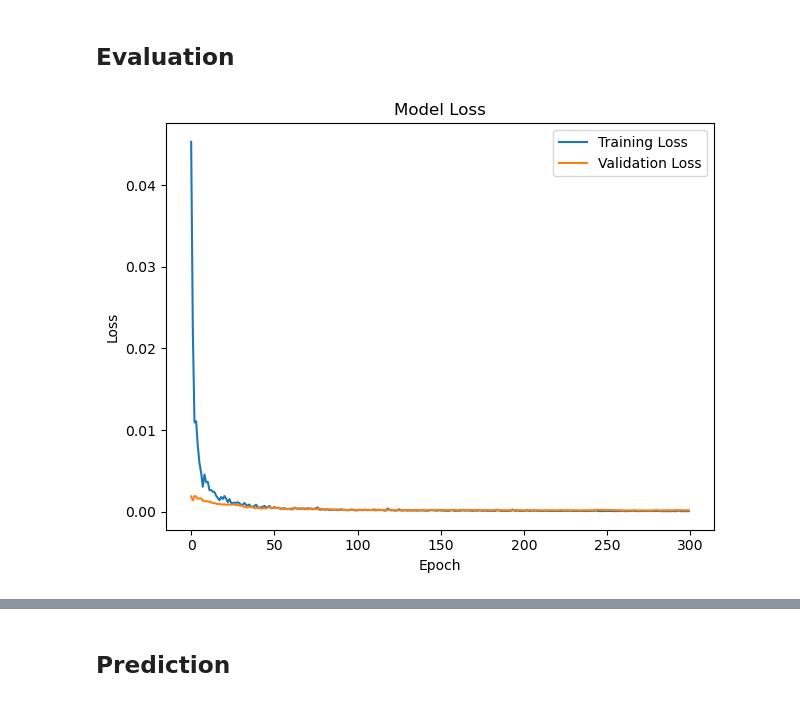
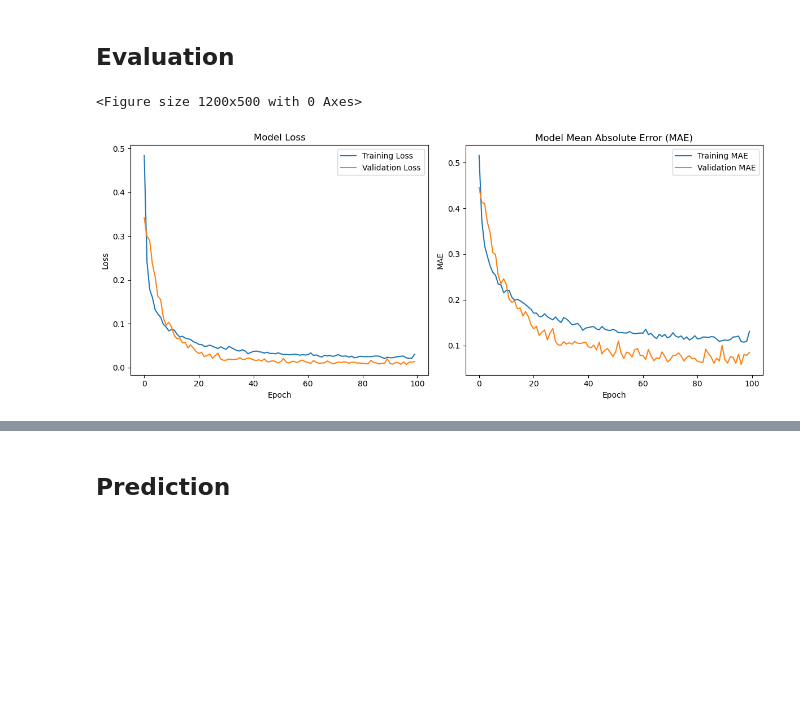
Before and after one commit to Sulbae/OlahGizi-Project, a Jupyter notebook: Nutrition Prediction Model/notebook.ipynb, the cells around one changed output, grey strips where cells are left out. Cells and saved outputs as stored; diff of their text form; code cells hidden in the pictures; blank space fills up the shorter version.

Commit message:
update training model 1

```diff
--- a/Nutrition Prediction Model/notebook.ipynb
+++ b/Nutrition Prediction Model/notebook.ipynb
@@ -820,5 +820,3 @@ X = data_normalized.iloc[:, :-1]
 y = data_normalized.iloc[:, -1]
 # %% [markdown]
 ### Split Data
-# %%
-TEST_SIZE = 0.2
@@ -842,3 +851,10 @@ num_of_features = 25
+# %%
+# Model Parameter Config 1
+OPTIMIZER_1 = RMSprop()
+LOSS_1 = "mse"
+METRIC = "mae"
+OUTPUT_ACTIVATION_1 = "linear"
+DROPOUT = 0.3
 # %%
 input_shape = num_of_features
 
@@ -885,10 +898,22 @@ BATCH = 128
+# %%
+# Training Parameters Config 1
+EPOCHS = 100
+BATCH = 128
+
+# Callbacks
+early_stopping = EarlyStopping(
+    monitor='val_mae',
+    patience=20,
+    restore_best_weights=True
+)
 # %%
 # Train Model
-history = model.fit(
-    X_train,
-    y_train,
+history_1 = model_1.fit(
+    X_train_1,
+    y_train_1,
+    validation_data=(X_val_1, y_val_1),
     epochs=EPOCHS,
     batch_size=BATCH,
-    validation_data=(X_val, y_val)
+    callbacks=[early_stopping]
 )
 # %% [output]
@@ -914,16 +939,29 @@ Epoch 300/300
 # %%
 plt.figure(figsize=(12, 5))
 
+# Loss
+plt.figure(figsize=(12, 5))
+
 plt.subplot(1, 2, 1)
-plt.plot(history.history['loss'], label='Training Loss')
-plt.plot(history.history['val_loss'], label='Validation Loss')
+plt.plot(history_1.history['loss'], label='Training Loss')
+plt.plot(history_1.history['val_loss'], label='Validation Loss')
 plt.title('Model Loss')
 plt.xlabel('Epoch')
 plt.ylabel('Loss')
 plt.legend()
 
+# MAE
+plt.subplot(1, 2, 2)
+plt.plot(history_1.history['mae'], label='Training MAE')
+plt.plot(history_1.history['val_mae'], label='Validation MAE')
+plt.title('Model Mean Absolute Error (MAE)')
+plt.xlabel('Epoch')
+plt.ylabel('MAE')
+plt.legend()
+
 plt.tight_layout()
 plt.show()
 # %% [output]
+<Figure size 1200x500 with 0 Axes>
-[figure, old version]
+[figure, new version]
 # %%
```
Also changed, not shown: parts of 12 cells of this notebook.
